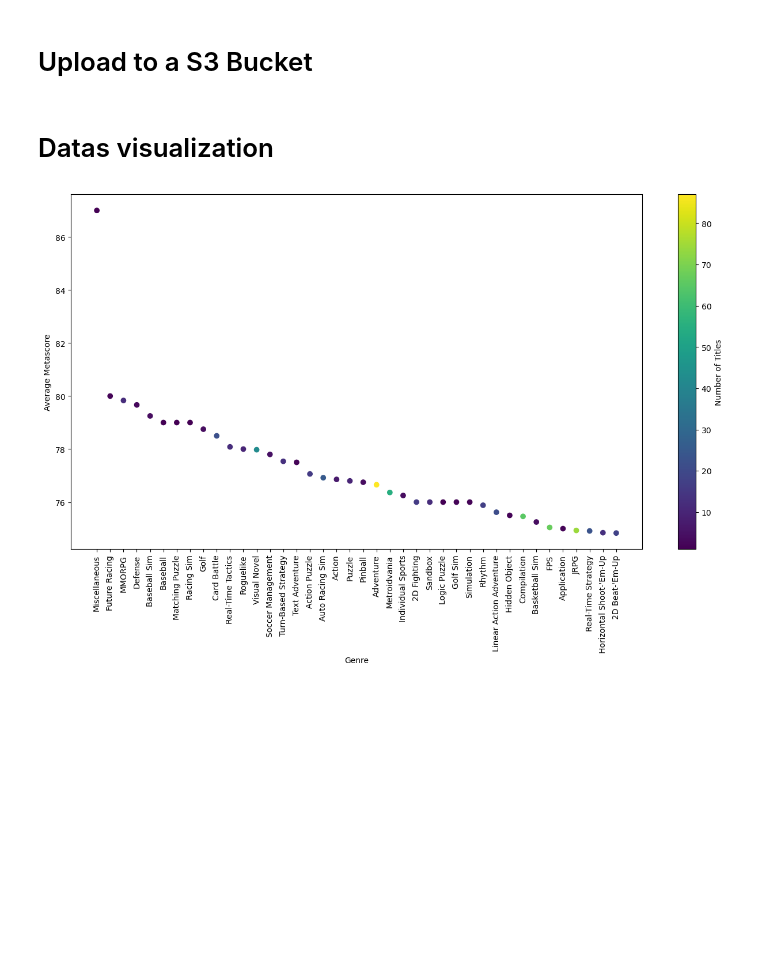
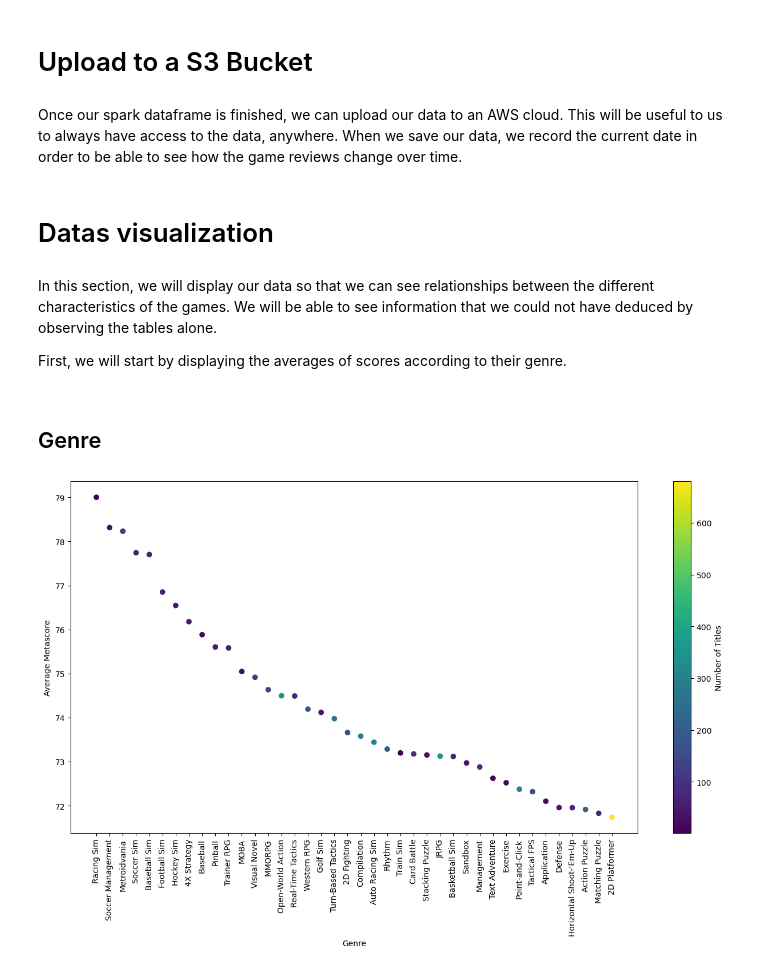
Before and after one commit to GVillevy/videogames-scrapping-project, a Jupyter notebook: videogames-project.ipynb, the cells around one changed output. Cells and saved outputs as stored; diff of their text form; code cells hidden in the pictures; blank space fills up the shorter version.

```diff
--- a/videogames-project.ipynb
+++ b/videogames-project.ipynb
@@ -26,7 +30,7 @@ logging.basicConfig(
 # %% [markdown]
 <p>We set up the url of our page. we can change the years of game releases, as well as their platform and many other criteria</p>
 # %%
-url = f'https://www.metacritic.com/browse/game/?releaseYearMin=2021&releaseYearMax=2024&page='
+url = f'https://www.metacritic.com/browse/game/?releaseYearMin=2000&releaseYearMax=2024&page='
 # %%
 def get_number_pages(url):
     headers = {
@@ -416,5 +420,7 @@ In titles but not in the final df: ['rose-and-camellia-collection', 'super-mario
 # %% [markdown]
 <h1>Upload to a S3 Bucket</h1>
+# %% [markdown]
+<p>Once our spark dataframe is finished, we can upload our data to an AWS cloud. This will be useful to us to always have access to the data, anywhere. When we save our data, we record the current date in order to be able to see how the game reviews change over time. </p>
 # %%
 bucket_name = "videogames-project"
 
@@ -429,30 +435,36 @@ path = f"s3a://{bucket_name}/dataset-{today}/"
 df.write.mode("overwrite").parquet(path)
 # %% [markdown]
 <h1>Datas visualization</h1>
+# %% [markdown]
+<p>In this section, we will display our data so that we can see relationships between the different characteristics of the games. We will be able to see information that we could not have deduced by observing the tables alone.
+
+First, we will start by displaying the averages of scores according to their genre.</p>
+# %% [markdown]
+<h2>Genre</h2>
 # %%
 # Obtenir les moyennes des metascores par genre et compter les titres
-df_age_metascore_per_genre = df.groupBy("genre") \
+df_genre_metascore = df.groupBy("genre") \
     .agg(F.avg("metascore").alias("avg_metascore"), F.count("title").alias("count"))
 
 # Ordonner par la moyenne des metascores
-df_age_metascore_per_genre = df_age_metascore_per_genre.orderBy("avg_metascore", ascending=False)
+df_genre_metascore = df_genre_metascore.orderBy("avg_metascore", ascending=False)
 
 # Convertir en DataFrame Pandas
-df_pandas = df_age_metascore_per_genre.toPandas().head(40)
+df_genre_metascore_pandas = df_genre_metascore.toPandas().head(40)
 
 # Créer le graphique avec une taille augmentée
 plt.figure(figsize=(16, 8))
 
 # Tracer les données avec une couleur basée sur le 'count'
-scatter = plt.scatter(df_pandas["genre"], df_pandas["avg_metascore"],
-                      c=df_pandas["count"], cmap='viridis')
+scatter = plt.scatter(df_genre_metascore_pandas["genre"], df_genre_metascore_pandas["avg_metascore"],
+                      c=df_genre_metascore_pandas["count"], cmap='viridis')
 
 plt.xlabel("Genre")
 plt.ylabel("Average Metascore")
 plt.xticks(rotation=90)
 plt.colorbar(scatter, label="Number of Titles")
 
 plt.show()
 # %% [output]
-[figure, old version]
+[figure, new version]
 # %%
```
Also changed, not shown: parts of 23 cells of this notebook.
